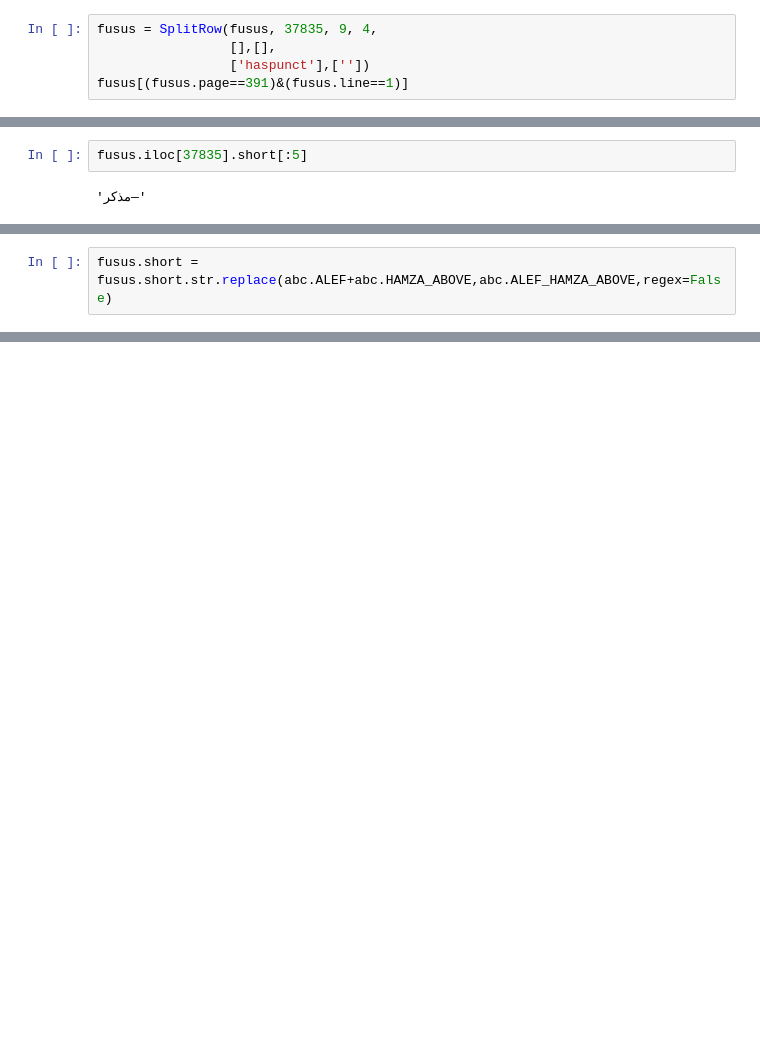
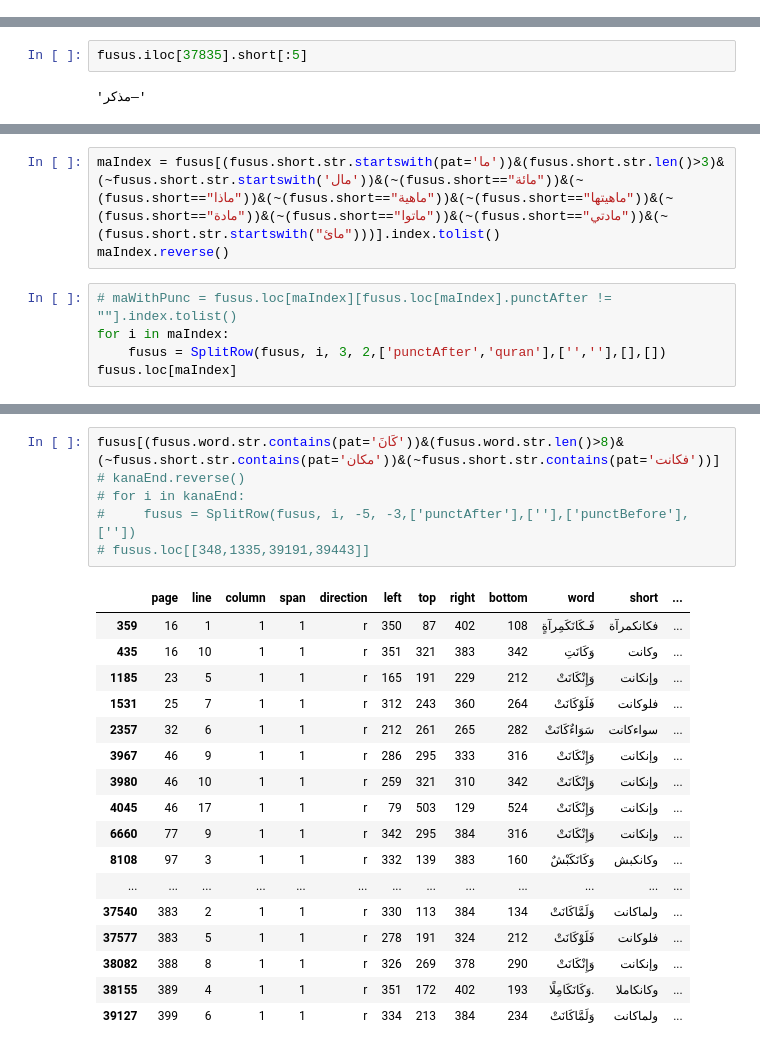
Before and after one commit to among/fusus, a Jupyter notebook: fusust-text-laboratory/SplittingWords.ipynb, the cells around one changed output, grey strips where cells are left out. Saved outputs shown, nothing was run; the diff lists cells and outputs as text; blank space fills up the shorter version.

```diff
--- a/fusust-text-laboratory/SplittingWords.ipynb
+++ b/fusust-text-laboratory/SplittingWords.ipynb
@@ -96,5 +71,0 @@ fusus[fusus.haspunct!=""]
-# %%
-fusus = SplitRow(fusus, 37835, 9, 4,
-                 [],[],
-                 ['haspunct'],[''])
-fusus[(fusus.page==391)&(fusus.line==1)]
@@ -153,2 +75,0 @@ fusus[(fusus.page==10)&(fusus.line==2)]
-# %%
-fusus.short = fusus.short.str.replace(abc.ALEF+abc.HAMZA_ABOVE,abc.ALEF_HAMZA_ABOVE,regex=False)
@@ -305,0 +97,8 @@ fusus[fusus.page==17].head(60)
+# %%
+maIndex = fusus[(fusus.short.str.startswith(pat='ما'))&(fusus.short.str.len()>3)&(~fusus.short.str.startswith('مال'))&(~(fusus.short=="مائة"))&(~(fusus.short=="ماذا"))&(~(fusus.short=="ماهية"))&(~(fusus.short=="ماهيتها"))&(~(fusus.short=="مادة"))&(~(fusus.short=="ماتوا"))&(~(fusus.short=="مادتي"))&(~(fusus.short.str.startswith("مائ")))].index.tolist()
+maIndex.reverse()
+# %%
+# maWithPunc = fusus.loc[maIndex][fusus.loc[maIndex].punctAfter != ""].index.tolist()
+for i in maIndex:
+    fusus = SplitRow(fusus, i, 3, 2,['punctAfter','quran'],['',''],[],[])
+fusus.loc[maIndex]
@@ -305,0 +163,24 @@ fusus[fusus.page==17].head(60)
+# %%
+fusus[(fusus.word.str.contains(pat='كَانَ'))&(fusus.word.str.len()>8)&(~fusus.short.str.contains(pat='مكان'))&(~fusus.short.str.contains(pat='فكانت'))]
+# kanaEnd.reverse()
+# for i in kanaEnd:
+#     fusus = SplitRow(fusus, i, -5, -3,['punctAfter'],[''],['punctBefore'],[''])
+# fusus.loc[[348,1335,39191,39443]]
+# %% [output]
+|  | page | line | column | span | direction | left | top | right | bottom | word | short | ... |
+| 359 | 16 | 1 | 1 | 1 | r | 350 | 87 | 402 | 108 | فَـكَانَكَمِرآةٍ | فكانكمرآة | ... |
+| 435 | 16 | 10 | 1 | 1 | r | 351 | 321 | 383 | 342 | وَكَانَتِ | وكانت | ... |
+| 1185 | 23 | 5 | 1 | 1 | r | 165 | 191 | 229 | 212 | وَإِنْكَانَتْ | وإنكانت | ... |
+| 1531 | 25 | 7 | 1 | 1 | r | 312 | 243 | 360 | 264 | فَلَوْكَانَتْ | فلوكانت | ... |
+| 2357 | 32 | 6 | 1 | 1 | r | 212 | 261 | 265 | 282 | سَوَاءٌكَانَتْ | سواءكانت | ... |
+| 3967 | 46 | 9 | 1 | 1 | r | 286 | 295 | 333 | 316 | وَإِنْكَانَتْ | وإنكانت | ... |
+| 3980 | 46 | 10 | 1 | 1 | r | 259 | 321 | 310 | 342 | وَإِنْكَانَتْ | وإنكانت | ... |
+| 4045 | 46 | 17 | 1 | 1 | r | 79 | 503 | 129 | 524 | وَإِنْكَانَتْ | وإنكانت | ... |
+| 6660 | 77 | 9 | 1 | 1 | r | 342 | 295 | 384 | 316 | وَإِنْكَانَتْ | وإنكانت | ... |
+| 8108 | 97 | 3 | 1 | 1 | r | 332 | 139 | 383 | 160 | وَكَانَكَبْشٌ | وكانكبش | ... |
+| ... | ... | ... | ... | ... | ... | ... | ... | ... | ... | ... | ... | ... |
+| 37540 | 383 | 2 | 1 | 1 | r | 330 | 113 | 384 | 134 | وَلَمَّاكَانَتْ | ولماكانت | ... |
+| 37577 | 383 | 5 | 1 | 1 | r | 278 | 191 | 324 | 212 | فَلَوْكَانَتْ | فلوكانت | ... |
+| 38082 | 388 | 8 | 1 | 1 | r | 326 | 269 | 378 | 290 | وَإِنْكَانَتْ | وإنكانت | ... |
+| 38155 | 389 | 4 | 1 | 1 | r | 351 | 172 | 402 | 193 | وَكَانَكَامِلًا. | وكانكاملا | ... |
+| 39127 | 399 | 6 | 1 | 1 | r | 334 | 213 | 384 | 234 | وَلَمَّاكَانَتْ | ولماكانت | ... |
```
Also changed, not shown: parts of 38 cells of this notebook, 5 other files.
